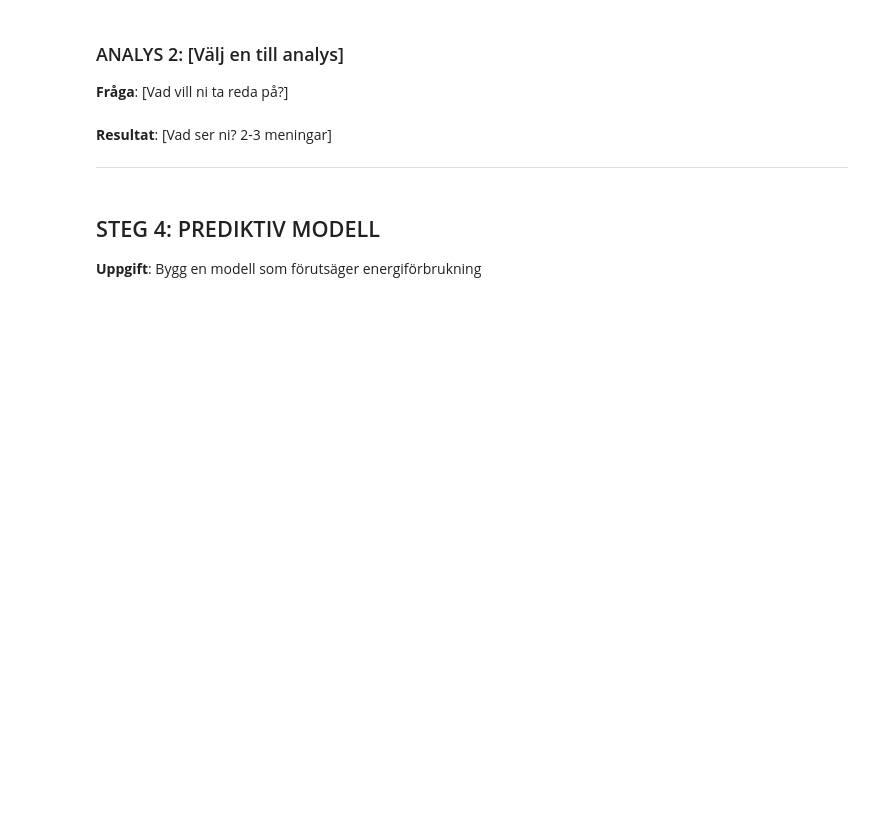
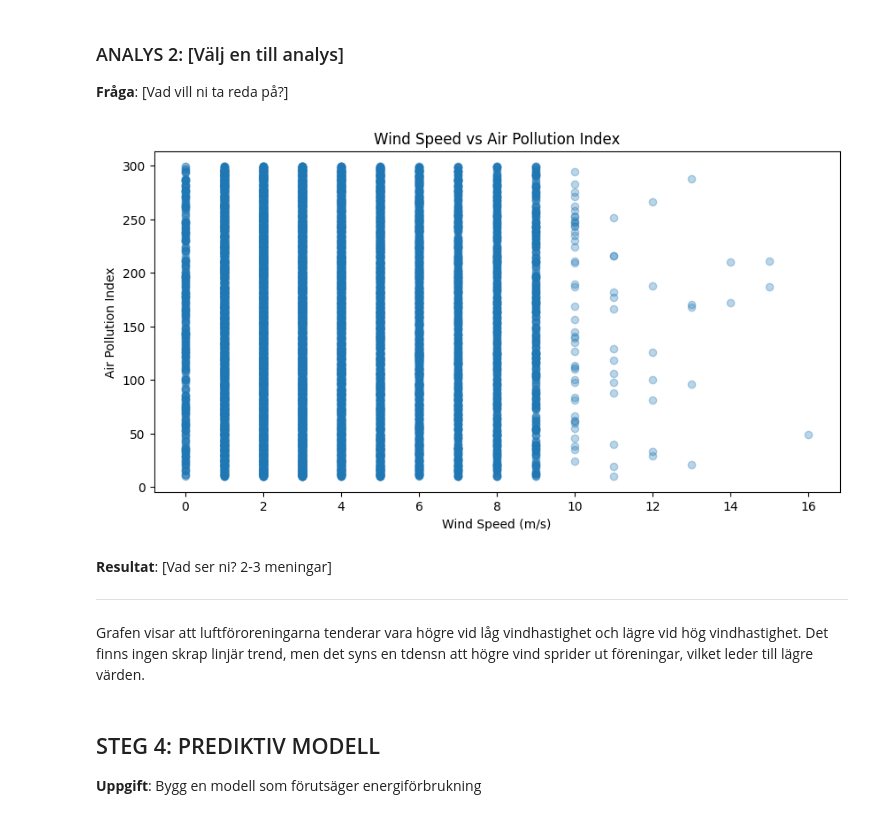
Before and after one commit to regissoren7/big-data-iot-labs, a Jupyter notebook: mini-projekt/Mohamed.Filimon.ipynb, the cells around one changed output. Cells and saved outputs as stored; diff of their text form; code cells hidden in the pictures; blank space fills up the shorter version.

```diff
--- a/mini-projekt/Mohamed.Filimon.ipynb
+++ b/mini-projekt/Mohamed.Filimon.ipynb
@@ -164,14 +148,28 @@ I graffen ser vi inget samband mellan temperaturen och luftföroreningar, i olik
 
 **Fråga**: [Vad vill ni ta reda på?]
 # %%
-# TODO: Gör din analys här
+# ANALYS 1: Finns det ett samband mellan temperatur och luftföroreningar?
+import matplotlib.pyplot as plt
 
+#skapa en figur med storlek 10x5
+plt.figure(figsize=(10,5))
 
-# TODO: Skapa en graf
+#rita en scatter plot med wind_speed på x-axeln och air_pollution_index på y-axeln
+plt.scatter(df["wind_speed"], df["air_pollution_index"], alpha=0.3)
+
+#namn på x-axeln, y-axeln och titel på grafen
+plt.xlabel("Wind Speed (m/s)")
+plt.ylabel("Air Pollution Index")
+plt.title("Wind Speed vs Air Pollution Index")
+plt.show()
+# %% [output]
+[figure, added]
 # %% [markdown]
 **Resultat**: [Vad ser ni? 2-3 meningar]
 
 ---
+# %% [markdown]
+Grafen visar att luftföroreningarna tenderar vara högre vid låg vindhastighet och lägre vid hög vindhastighet. Det finns ingen skrap linjär trend, men det syns en tdensn att högre vind sprider ut föreningar, vilket leder till lägre värden.
 # %% [markdown]
 ## STEG 4: PREDIKTIV MODELL
 
```
Also changed, not shown: parts of 9 cells of this notebook.
